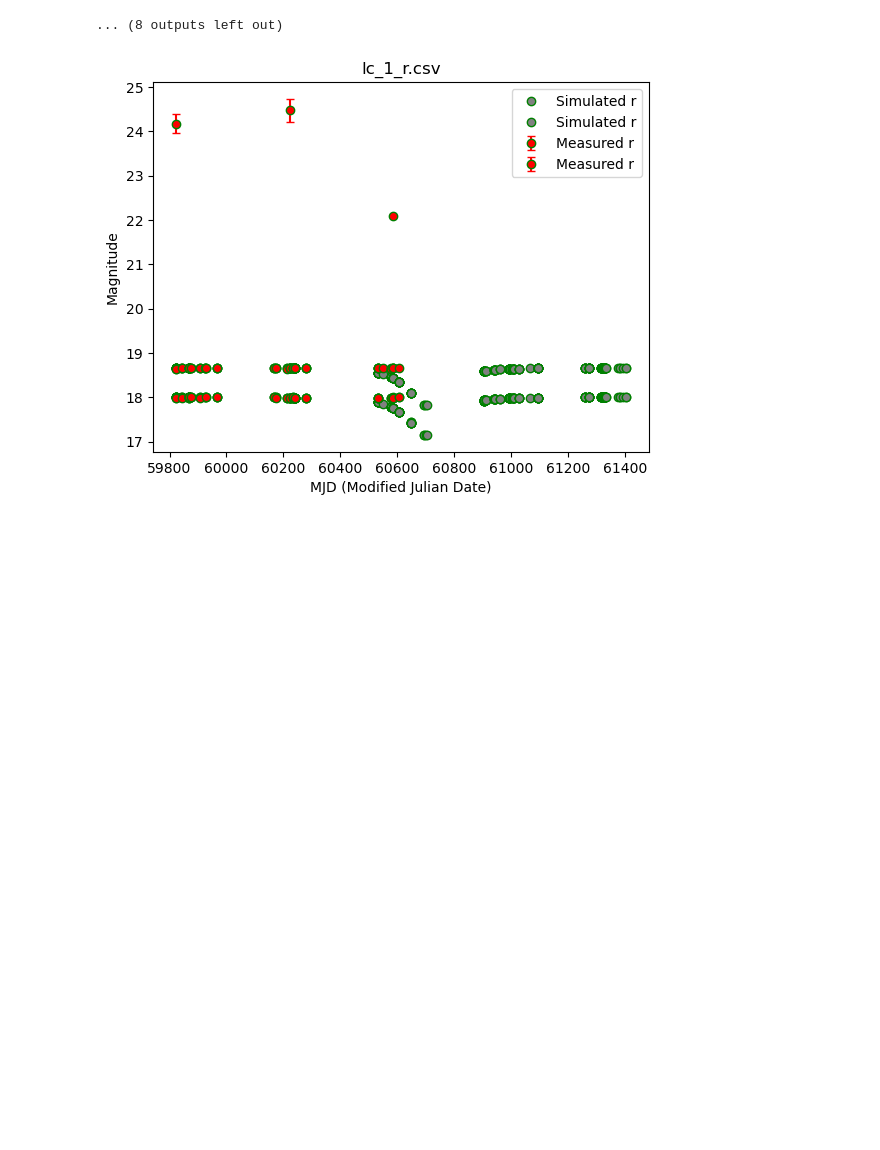
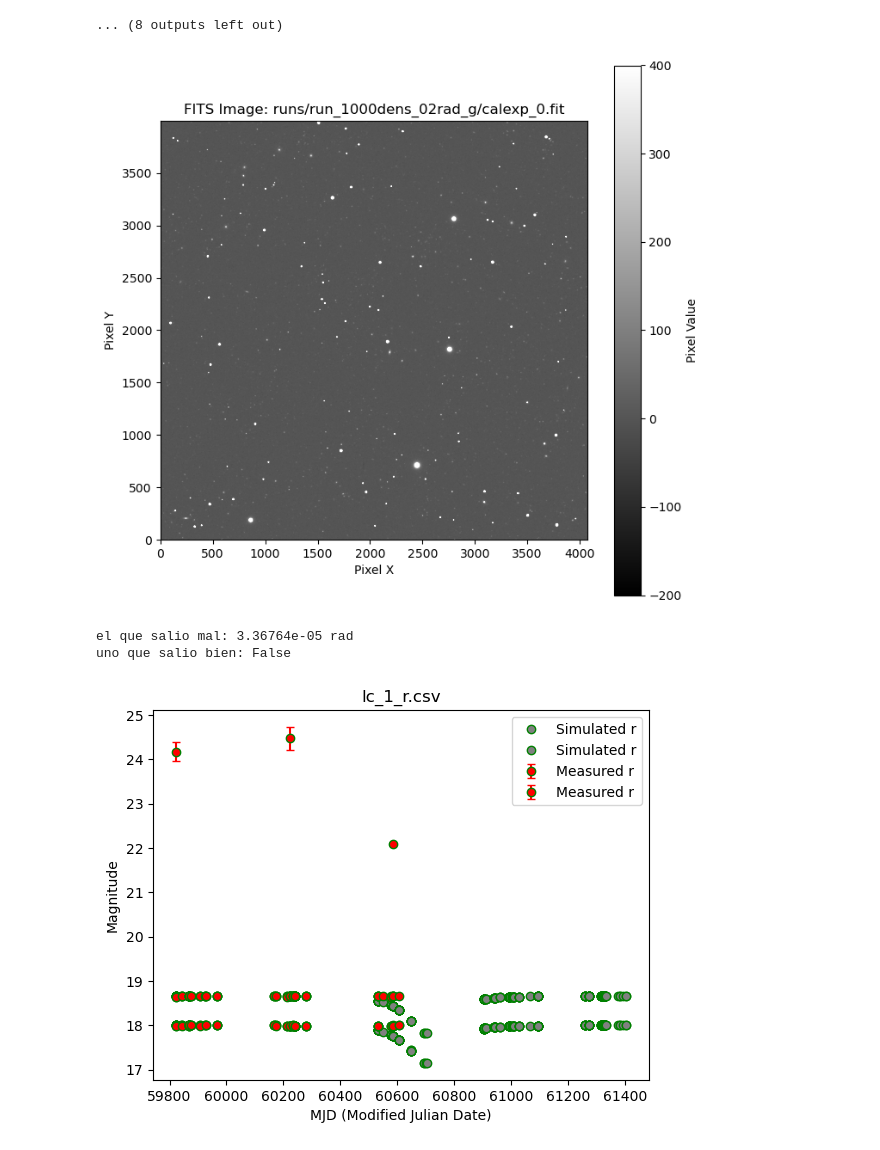
Before and after one commit to nowokaren/DP0_microlensing, a Jupyter notebook: check_results.ipynb, the cells around one changed output. Cells and saved outputs as stored; diff of their text form; code cells hidden in the pictures; blank space fills up the shorter version.

```diff
--- a/check_results.ipynb
+++ b/check_results.ipynb
@@ -21,6 +21,53 @@ for lc_path in sorted([file for file in os.listdir(path) if file.startswith("lc"
 [figure]
 [figure]
 ... (8 outputs left out)
+# %%
+import matplotlib.pyplot as plt
+import numpy as np
+from astropy.io import fits
+
+def visualize_fits_image(fits_file, cmap='gray', percentile_low=10, percentile_high=90):
+    """
+    Visualize a .fit or .fits image by extracting the data from the first ImageHDU.
+    The colormap range is set based on percentiles of the pixel values.
+
+    Parameters:
+        fits_file (str): Path to the FITS file.
+        cmap (str): Colormap for the image. Default is 'gray'.
+        percentile_low (float): The lower percentile for colormap scaling (default is 5).
+        percentile_high (float): The higher percentile for colormap scaling (default is 95).
+    """
+    # Open the FITS file
+    with fits.open(fits_file) as hdul:
+        data = hdul[1].data
+    if data.dtype not in ['float32', 'float64']:
+        data = data.astype(float)
+
+    # Calculate percentiles for vmin and vmax
+    vmin = np.percentile(data, percentile_low)
+    vmax = np.percentile(data, percentile_high)
+
+    # Plot the image
+    plt.figure(figsize=(8, 8))
+    plt.imshow(data, cmap=cmap, origin='lower', vmin=-200.0, vmax=400)
+    plt.colorbar(label='Pixel Value')
+    plt.title(f"FITS Image: {fits_file}")
+    plt.xlabel("Pixel X")
+    plt.ylabel("Pixel Y")
+    plt.show()
+
+# Example usage
+fits_file = "runs/run_1000dens_02rad_g/calexp_0.fit"  # Replace with your FITS file path
+visualize_fits_image(fits_file,percentile_low=1, percentile_high=99 )
+# %% [output]
+[figure, added]
+# %%
+from lsst.geom import Angle, degrees, SpherePoint, radians
+print("el que salio mal:", Angle(0.0019295135800769558, degrees))
+print("uno que salio bien:", Angle(1.83125e-07, radians)>Angle(1e-6, radians))
+# %% [output]
+el que salio mal: 3.36764e-05 rad
+uno que salio bien: False
 # %%
 from light_curves import LightCurve
 # Plot light curves from a run
```
Also changed, not shown: 6 other files.
